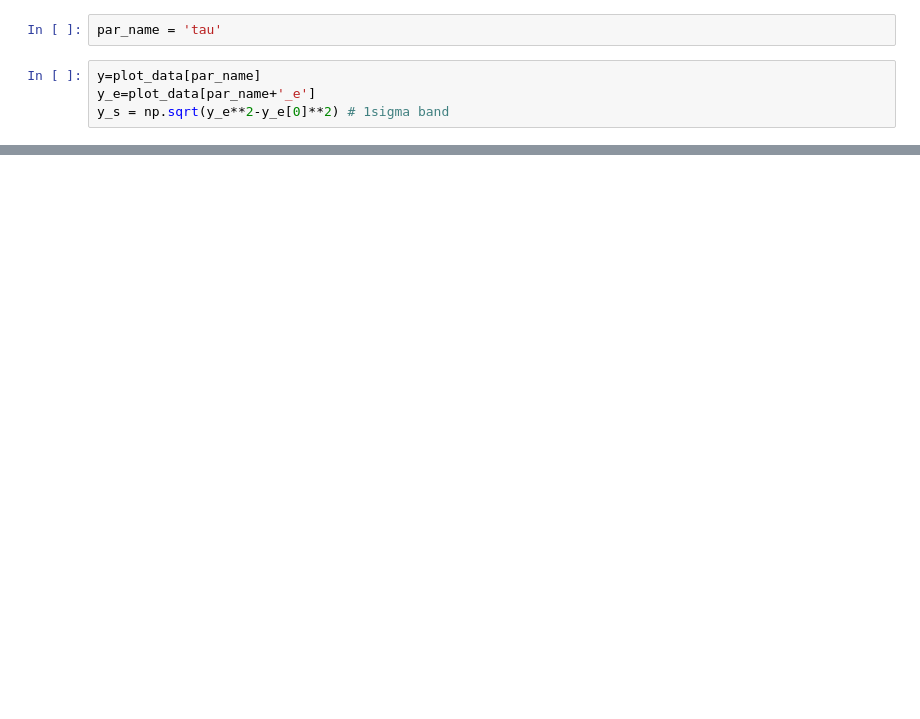
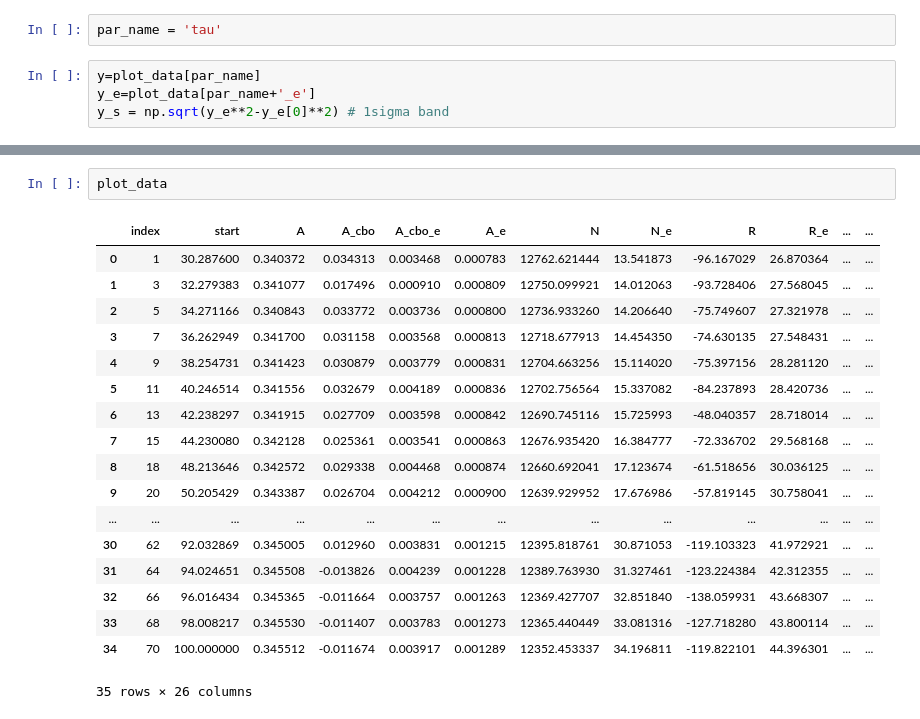
Before and after one commit to glukicov/EDMTracking, a Jupyter notebook: JupyterNB/Summary_Plots.ipynb, the cells around one changed output, grey strips where cells are left out. Drawn from its saved outputs; the diff is of its cells as text; blank space fills up the shorter version.

```diff
--- a/JupyterNB/Summary_Plots.ipynb
+++ b/JupyterNB/Summary_Plots.ipynb
@@ -75,0 +120,21 @@ fig.savefig("../fig/start_"+par_name+"_"+str(station)+".png", dpi=300)
+# %%
+plot_data
+# %% [output]
+|  | index | start | A | A_cbo | A_cbo_e | A_e | N | N_e | R | R_e | ... | ... |
+| 0 | 1 | 30.287600 | 0.340372 | 0.034313 | 0.003468 | 0.000783 | 12762.621444 | 13.541873 | -96.167029 | 26.870364 | ... | ... |
+| 1 | 3 | 32.279383 | 0.341077 | 0.017496 | 0.000910 | 0.000809 | 12750.099921 | 14.012063 | -93.728406 | 27.568045 | ... | ... |
+| 2 | 5 | 34.271166 | 0.340843 | 0.033772 | 0.003736 | 0.000800 | 12736.933260 | 14.206640 | -75.749607 | 27.321978 | ... | ... |
+| 3 | 7 | 36.262949 | 0.341700 | 0.031158 | 0.003568 | 0.000813 | 12718.677913 | 14.454350 | -74.630135 | 27.548431 | ... | ... |
+| 4 | 9 | 38.254731 | 0.341423 | 0.030879 | 0.003779 | 0.000831 | 12704.663256 | 15.114020 | -75.397156 | 28.281120 | ... | ... |
+| 5 | 11 | 40.246514 | 0.341556 | 0.032679 | 0.004189 | 0.000836 | 12702.756564 | 15.337082 | -84.237893 | 28.420736 | ... | ... |
+| 6 | 13 | 42.238297 | 0.341915 | 0.027709 | 0.003598 | 0.000842 | 12690.745116 | 15.725993 | -48.040357 | 28.718014 | ... | ... |
+| 7 | 15 | 44.230080 | 0.342128 | 0.025361 | 0.003541 | 0.000863 | 12676.935420 | 16.384777 | -72.336702 | 29.568168 | ... | ... |
+| 8 | 18 | 48.213646 | 0.342572 | 0.029338 | 0.004468 | 0.000874 | 12660.692041 | 17.123674 | -61.518656 | 30.036125 | ... | ... |
+| 9 | 20 | 50.205429 | 0.343387 | 0.026704 | 0.004212 | 0.000900 | 12639.929952 | 17.676986 | -57.819145 | 30.758041 | ... | ... |
+| ... | ... | ... | ... | ... | ... | ... | ... | ... | ... | ... | ... | ... |
+| 30 | 62 | 92.032869 | 0.345005 | 0.012960 | 0.003831 | 0.001215 | 12395.818761 | 30.871053 | -119.103323 | 41.972921 | ... | ... |
+| 31 | 64 | 94.024651 | 0.345508 | -0.013826 | 0.004239 | 0.001228 | 12389.763930 | 31.327461 | -123.224384 | 42.312355 | ... | ... |
+| 32 | 66 | 96.016434 | 0.345365 | -0.011664 | 0.003757 | 0.001263 | 12369.427707 | 32.851840 | -138.059931 | 43.668307 | ... | ... |
+| 33 | 68 | 98.008217 | 0.345530 | -0.011407 | 0.003783 | 0.001273 | 12365.440449 | 33.081316 | -127.718280 | 43.800114 | ... | ... |
+| 34 | 70 | 100.000000 | 0.345512 | -0.011674 | 0.003917 | 0.001289 | 12352.453337 | 34.196811 | -119.822101 | 44.396301 | ... | ... |
+35 rows × 26 columns
```
Also changed, not shown: parts of 9 cells of this notebook, 4 other files.
